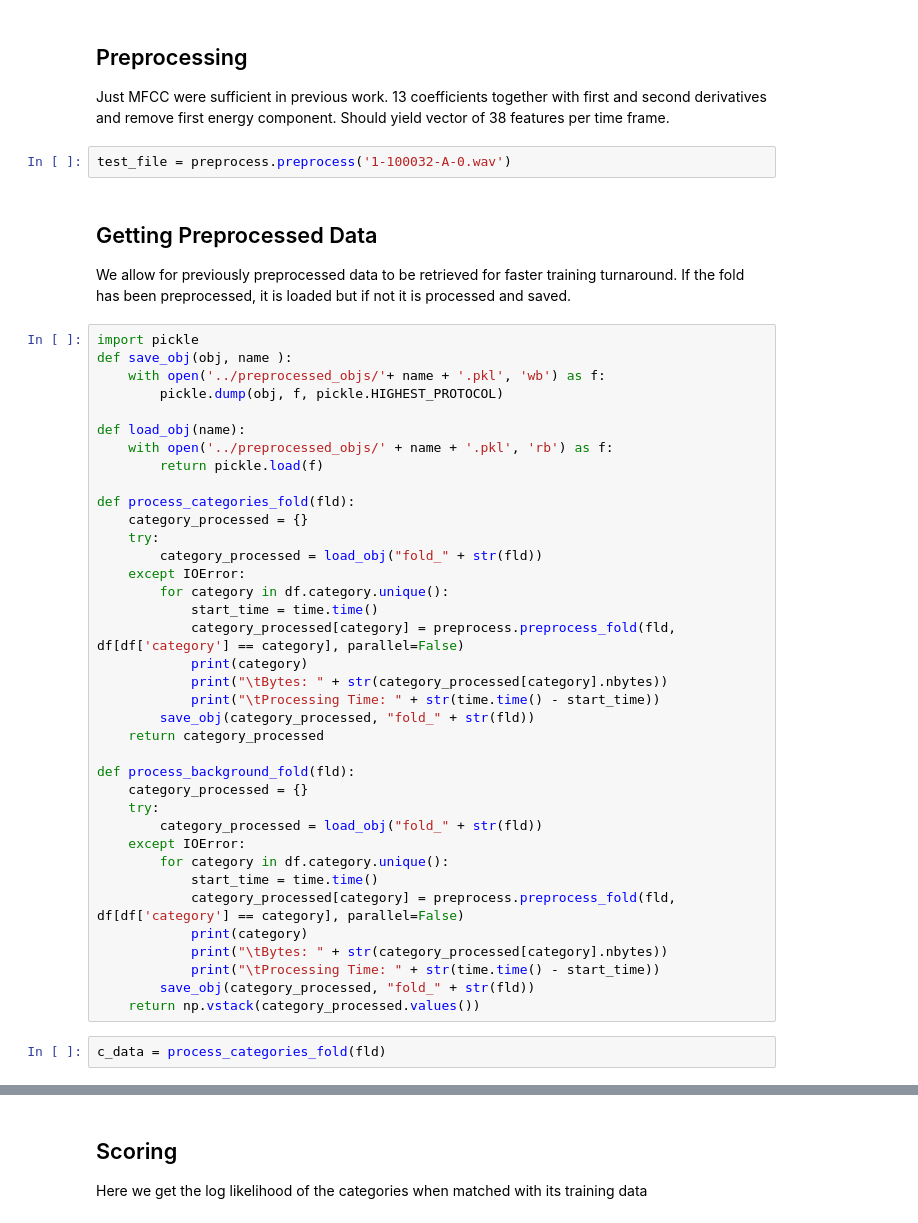
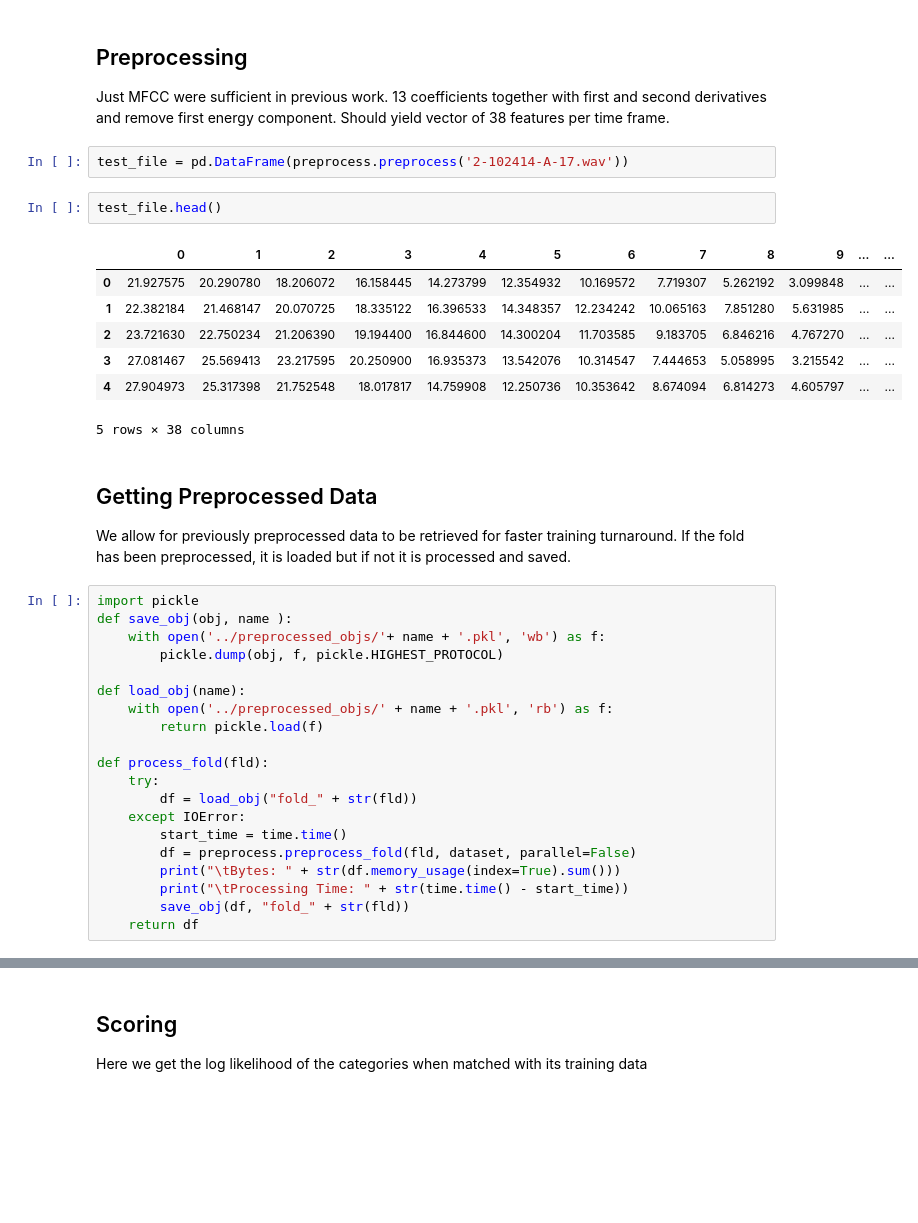
Before and after one commit to DeanPFZ/deep-audio-public, a Jupyter notebook: src/GMM.ipynb, the cells around one changed output, grey strips where cells are left out. Saved outputs shown, nothing was run; the diff lists cells and outputs as text; blank space fills up the shorter version.

```diff
--- a/src/GMM.ipynb
+++ b/src/GMM.ipynb
@@ -42,7 +41,17 @@ Just MFCC were sufficient in previous work.
 13 coefficients together with first and second derivatives and remove first energy component.
 Should yield vector of 38 features per time frame.
 # %%
-test_file = preprocess.preprocess('1-100032-A-0.wav')
+test_file = pd.DataFrame(preprocess.preprocess('2-102414-A-17.wav'))
+# %%
+test_file.head()
+# %% [output]
+|  | 0 | 1 | 2 | 3 | 4 | 5 | 6 | 7 | 8 | 9 | ... | ... |
+| 0 | 21.927575 | 20.290780 | 18.206072 | 16.158445 | 14.273799 | 12.354932 | 10.169572 | 7.719307 | 5.262192 | 3.099848 | ... | ... |
+| 1 | 22.382184 | 21.468147 | 20.070725 | 18.335122 | 16.396533 | 14.348357 | 12.234242 | 10.065163 | 7.851280 | 5.631985 | ... | ... |
+| 2 | 23.721630 | 22.750234 | 21.206390 | 19.194400 | 16.844600 | 14.300204 | 11.703585 | 9.183705 | 6.846216 | 4.767270 | ... | ... |
+| 3 | 27.081467 | 25.569413 | 23.217595 | 20.250900 | 16.935373 | 13.542076 | 10.314547 | 7.444653 | 5.058995 | 3.215542 | ... | ... |
+| 4 | 27.904973 | 25.317398 | 21.752548 | 18.017817 | 14.759908 | 12.250736 | 10.353642 | 8.674094 | 6.814273 | 4.605797 | ... | ... |
+5 rows × 38 columns
 # %% [markdown]
 ## Getting Preprocessed Data
 We allow for previously preprocessed data to be retrieved for faster training turnaround. If the fold has been preprocessed, it is loaded but if not it is processed and saved.
@@ -56,32 +65,13 @@ def load_obj(name):
     with open('../preprocessed_objs/' + name + '.pkl', 'rb') as f:
         return pickle.load(f)
 
-def process_categories_fold(fld):
-    category_processed = {}
+def process_fold(fld):
     try:
-        category_processed = load_obj("fold_" + str(fld))
+        df = load_obj("fold_" + str(fld))
     except IOError:
-        for category in df.category.unique():
-            start_time = time.time()
-            category_processed[category] = preprocess.preprocess_fold(fld, df[df['category'] == category], parallel=False)
-            print(category)
-            print("\tBytes: " + str(category_processed[category].nbytes))
-            print("\tProcessing Time: " + str(time.time() - start_time))
-        save_obj(category_processed, "fold_" + str(fld))
-    return category_processed
-
-def process_background_fold(fld):
-    category_processed = {}
-    try:
-        category_processed = load_obj("fold_" + str(fld))
-    except IOError:
-        for category in df.category.unique():
-            start_time = time.time()
-            category_processed[category] = preprocess.preprocess_fold(fld, df[df['category'] == category], parallel=False)
-            print(category)
-            print("\tBytes: " + str(category_processed[category].nbytes))
-            print("\tProcessing Time: " + str(time.time() - start_time))
-        save_obj(category_processed, "fold_" + str(fld))
-    return np.vstack(category_processed.values())
+        start_time = time.time()
+        df = preprocess.preprocess_fold(fld, dataset, parallel=False)
+        print("\tBytes: " + str(df.memory_usage(index=True).sum()))
+        print("\tProcessing Time: " + str(time.time() - start_time))
+        save_obj(df, "fold_" + str(fld))
+    return df
-# %%
-c_data = process_categories_fold(fld)
```
Also changed, not shown: parts of 39 cells of this notebook, 5 other files.
